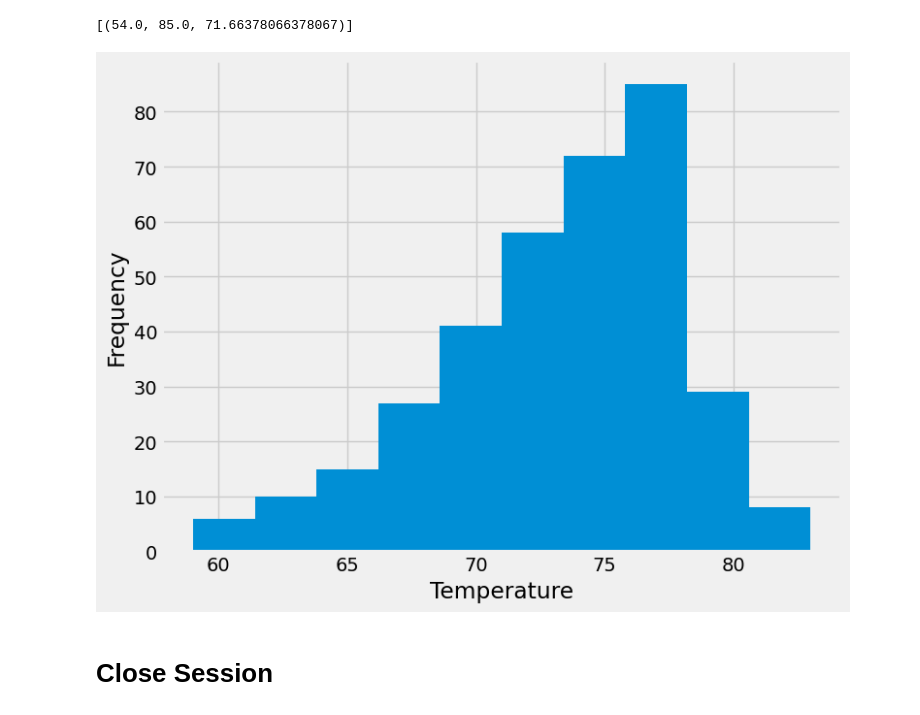
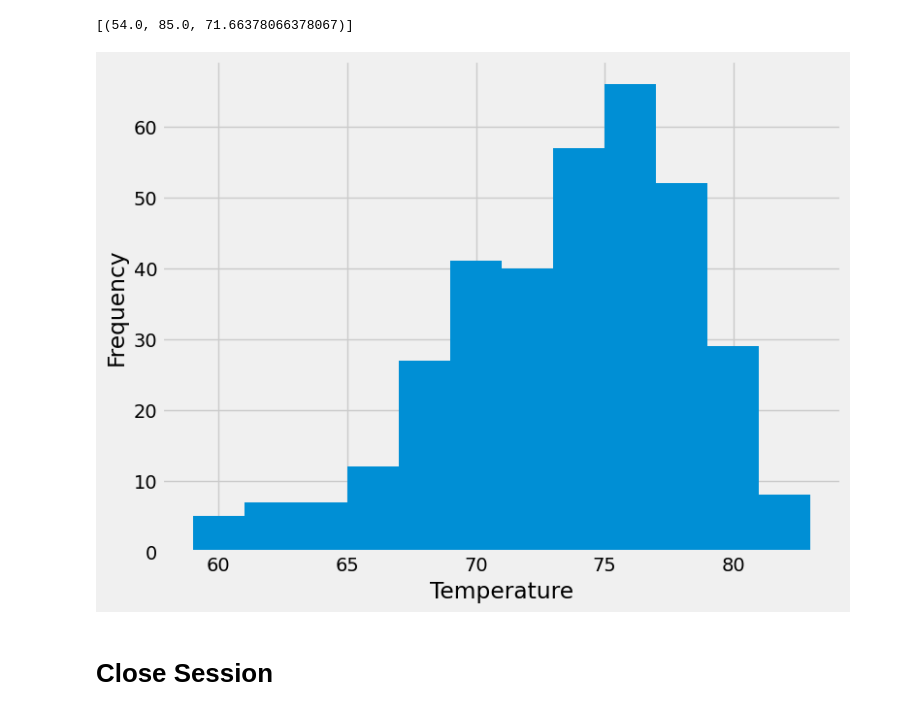
Before and after one commit to tinpham1/sqlalchemy-challenge, a Jupyter notebook: climate.ipynb, the cells around one changed output. Cells and saved outputs as stored; diff of their text form; code cells hidden in the pictures.

```diff
--- a/climate.ipynb
+++ b/climate.ipynb
@@ -130,20 +130,20 @@ most_active_station_stats
 # %%
 # Using the most active station id
 # Query the last 12 months of temperature observation data for this station and plot the results as a histogram
 temperature_data = session.query(Measurement.tobs)\
     .filter(Measurement.station == most_active_station_id)\
     .filter(Measurement.date >= one_year_ago).all()
 
 temperatures = [temp[0] for temp in temperature_data]
 
 plt.figure(figsize=(8, 6))
-plt.hist(temperatures)
+plt.hist(temperatures, bins=12)
 plt.xlabel("Temperature")
 plt.ylabel("Frequency")
 plt.tight_layout()
 plt.show()
 # %% [output]
-[figure, old version]
+[figure, new version]
 # %% [markdown]
 # Close Session
 # %%
```
Also changed, not shown: 1 other file.
